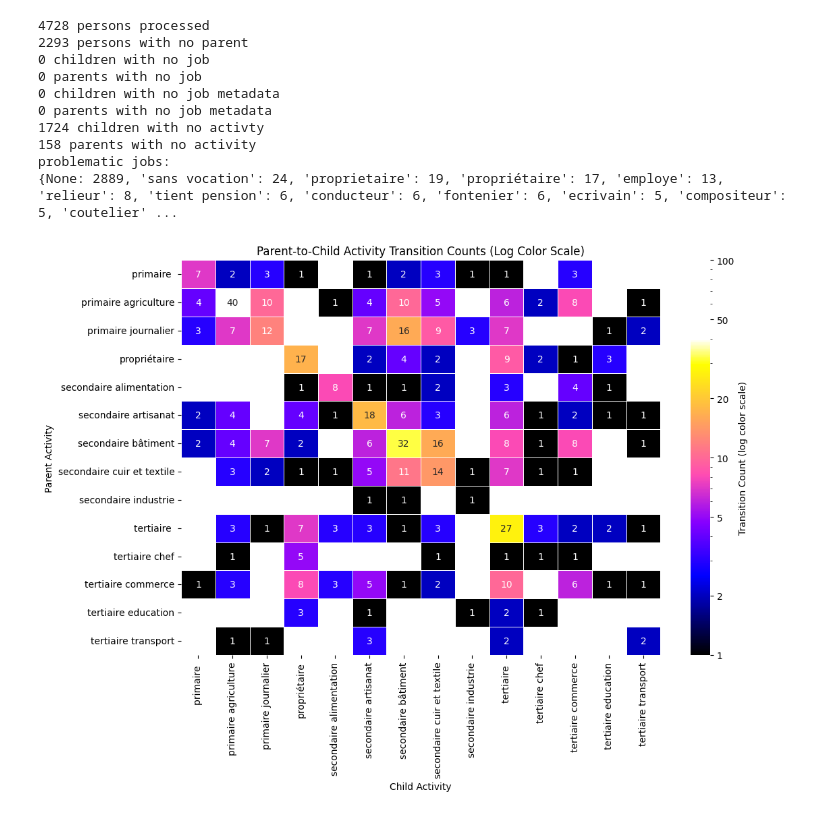
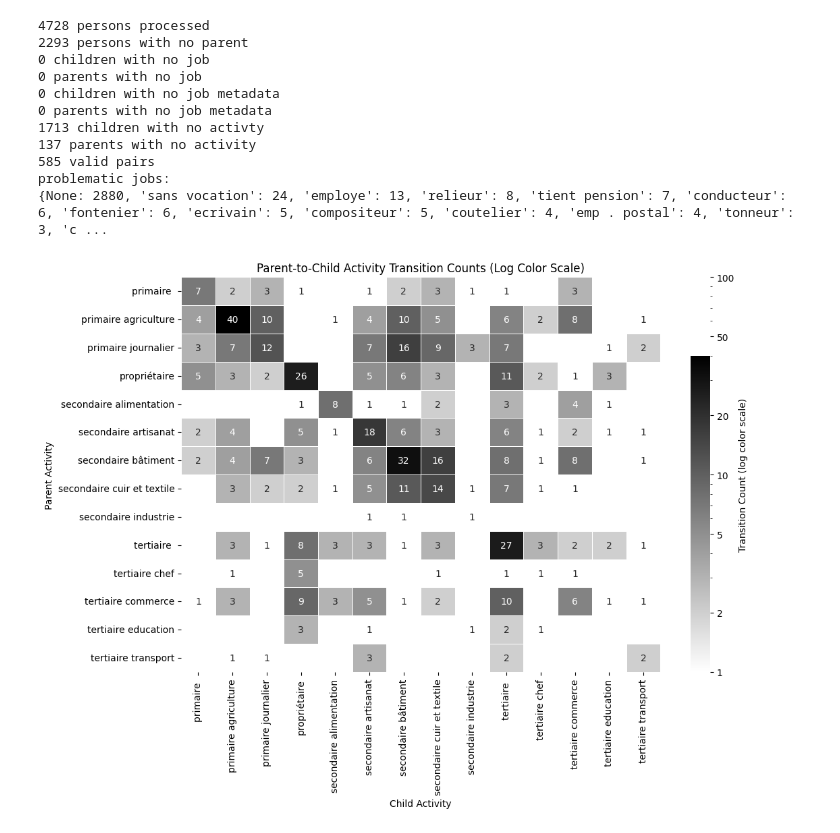
Before and after one commit to LausanneAncestry/Tracker, a Jupyter notebook: analysis/nat_analysis.ipynb, the cells around one changed output. Cells and saved outputs as stored; diff of their text form; code cells hidden in the pictures.

```diff
--- a/analysis/nat_analysis.ipynb
+++ b/analysis/nat_analysis.ipynb
@@ -37,7 +37,7 @@ def get_census_jobs_and_years(person_id):
         result.append((job, year))
     return result
 # %%
-def best_activity(metadatas):
+def best_activity(metadatas, jobs):
     best_activity = 'no activity'
     best_score = 0
     best_job = 'no job'
@@ -64,7 +64,9 @@ def best_activity(metadatas):
         for meta in metadatas:
             if meta is not None:
                 job = meta.get('job')
-                if job in ['rentiere', 'rentier', 'proprietaire', 'proprietaire', 'propriétaire', 'rentière', 'propriétaire']:
+                jobs_to_check = ['rentiere', 'rentier', 'proprietaire', "propriétaire (no metadata)", 'rentière', 'propriétaire']
+
+                if any(substring in job for substring in jobs_to_check):
                     best_activity = 'propriétaire'
                     best_job = job
                     continue
@@ -96,6 +98,7 @@ def build_activity_transition_graph():
     child_no_activity = 0
     parent_no_activity = 0
     missing_jobs = {}
+    valid_pairs = 0
 
     for person in person_data:
         parent_id = person.get('parent')
@@ -117,10 +120,12 @@ def build_activity_transition_graph():
         for entry in person.get("census_entries", []):
             jobs.append(entry.get("job"))
             years.append(entry.get("census_year"))
-        child_activity, child_job = best_activity(jobs_metadata)
+        child_activity, child_job = best_activity(jobs_metadata, jobs)
         if child_activity == 'no activity':
             child_no_activity += 1
             for job in jobs:
+                if job == "proprietaire":
+                    print(person)
                 missing_jobs[job] = missing_jobs.get(job, 0) + 1
             continue
         child_year = best_year(years)
@@ -138,7 +143,7 @@ def build_activity_transition_graph():
         for entry in parent.get("census_entries", []):
             parent_jobs.append(entry.get("job"))
             parent_years.append(entry.get("census_year"))
-        parent_activity, parent_job = best_activity(parent_jobs_metadata)
+        parent_activity, parent_job = best_activity(parent_jobs_metadata, jobs)
         if parent_activity == 'no activity':
             parent_no_activity += 1
             for job in parent_jobs:
@@ -146,6 +151,8 @@ def build_activity_transition_graph():
             continue
         parent_year = best_year(parent_years)
 
+
+        valid_pairs += 1
 
 
 
@@ -169,6 +176,7 @@ def build_activity_transition_graph():
     print(parent_no_metadata, "parents with no job metadata")
     print(child_no_activity, 'children with no activty')
     print(parent_no_activity, 'parents with no activity')
+    print(valid_pairs, "valid pairs")
     print('problematic jobs: ')
     sorted_dict = dict(sorted(missing_jobs.items(), key=lambda item: item[1], reverse=True))
     print(sorted_dict)
@@ -188,7 +196,7 @@ def build_activity_transition_graph():
 
     # Add edges with weights
     for (parent_node, child_node), weight in edge_weights.items():
-        G.add_edge(parent_node, child_node, weight=weight, jobs=edge_jobs[(parent_node, child_node)])
+        G.add_edge(parent_node, child_node, weight=weight, jobs=str(edge_jobs[(parent_node, child_node)]))
 
 
     return G
@@ -320,38 +330,39 @@ masked_matrix = np.ma.masked_where(count_matrix == 0, count_matrix)
 plt.figure(figsize=(max(8, len(child_labels)*0.8), max(6, len(parent_labels)*0.6)))
 ax = sns.heatmap(
     masked_matrix,
     annot=True,
     fmt="d",
-    cmap="gnuplot2",  # or viridis, Spectral, magma, plasma, nipy_spectral, gist_yarg, gist_ncar, gnuplot2
+    cmap="gist_yarg",  # or viridis, Spectral, magma, plasma, nipy_spectral, gist_yarg, gist_ncar, gnuplot2
     norm=LogNorm(vmin=1, vmax=count_matrix.max()),
     linewidths=0.5,
     xticklabels=child_labels,
     yticklabels=parent_labels,
     cbar_kws={'label': 'Transition Count (log color scale)'}
 )
 
 # Format the colorbar to show integer tick labels
 colorbar = ax.collections[0].colorbar
 colorbar.set_ticks([1, 2, 5, 10, 20, 50, 100])  # Choose ticks that make sense for your data
 colorbar.set_ticklabels([str(int(t)) for t in colorbar.get_ticks()])
 
 plt.xlabel('Child Activity')
 plt.ylabel('Parent Activity')
 plt.title('Parent-to-Child Activity Transition Counts (Log Color Scale)')
 plt.tight_layout()
 plt.show()
 # %% [output]
 4728 persons processed
 2293 persons with no parent
 0 children with no job
 0 parents with no job
 0 children with no job metadata
 0 parents with no job metadata
-1724 children with no activty
-158 parents with no activity
+1713 children with no activty
+137 parents with no activity
+585 valid pairs
 problematic jobs:
-{None: 2889, 'sans vocation': 24, 'proprietaire': 19, 'propriétaire': 17, 'employe': 13, 'relieur': 8, 'tient pension': 6, 'conducteur': 6, 'fontenier': 6, 'ecrivain': 5, 'compositeur': 5, 'coutelier' ...
+{None: 2880, 'sans vocation': 24, 'employe': 13, 'relieur': 8, 'tient pension': 7, 'conducteur': 6, 'fontenier': 6, 'ecrivain': 5, 'compositeur': 5, 'coutelier': 4, 'emp . postal': 4, 'tonneur': 3, 'c ...
-[figure, old version]
+[figure, new version]
 # %%
 import matplotlib.pyplot as plt
 import numpy as np
```
Also changed, not shown: parts of 3 cells of this notebook, 5 other files.
